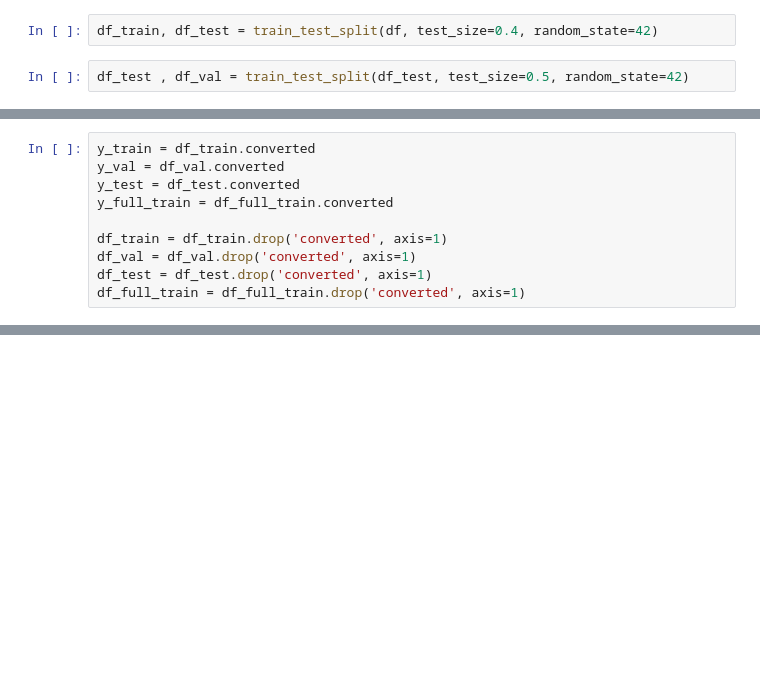
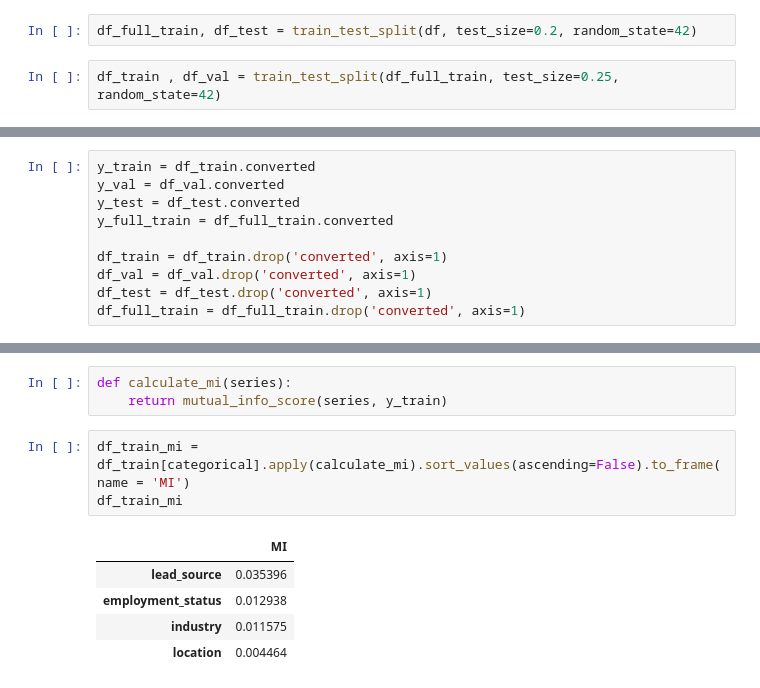
Before and after one commit to lautarocolli/machine-learning-zoomcamp-homework, a Jupyter notebook: 03-classification/homework.ipynb, the cells around one changed output, grey strips where cells are left out. Cells and saved outputs as stored; diff of their text form; blank space fills up the shorter version.

```diff
--- a/03-classification/homework.ipynb
+++ b/03-classification/homework.ipynb
@@ -164,9 +166,9 @@ dtype: float64
 - Use Scikit-Learn for that (the `train_test_split` function) and set the seed to `42`.
 - Make sure that the target value `converted` is not in your dataframe.
 # %%
-df_train, df_test = train_test_split(df, test_size=0.4, random_state=42)
+df_full_train, df_test = train_test_split(df, test_size=0.2, random_state=42)
 # %%
-df_test , df_val = train_test_split(df_test, test_size=0.5, random_state=42)
+df_train , df_val = train_test_split(df_full_train, test_size=0.25, random_state=42)
 # %%
 df_train.shape, df_test.shape, df_val.shape
 # %% [output]
@@ -193,0 +203,12 @@ df_full_train = df_full_train.drop('converted', axis=1)
+# %%
+def calculate_mi(series):
+    return mutual_info_score(series, y_train)
+# %%
+df_train_mi = df_train[categorical].apply(calculate_mi).sort_values(ascending=False).to_frame(name = 'MI')
+df_train_mi
+# %% [output]
+|  | MI |
+| lead_source | 0.035396 |
+| employment_status | 0.012938 |
+| industry | 0.011575 |
+| location | 0.004464 |
```
Also changed, not shown: parts of 15 cells of this notebook.
